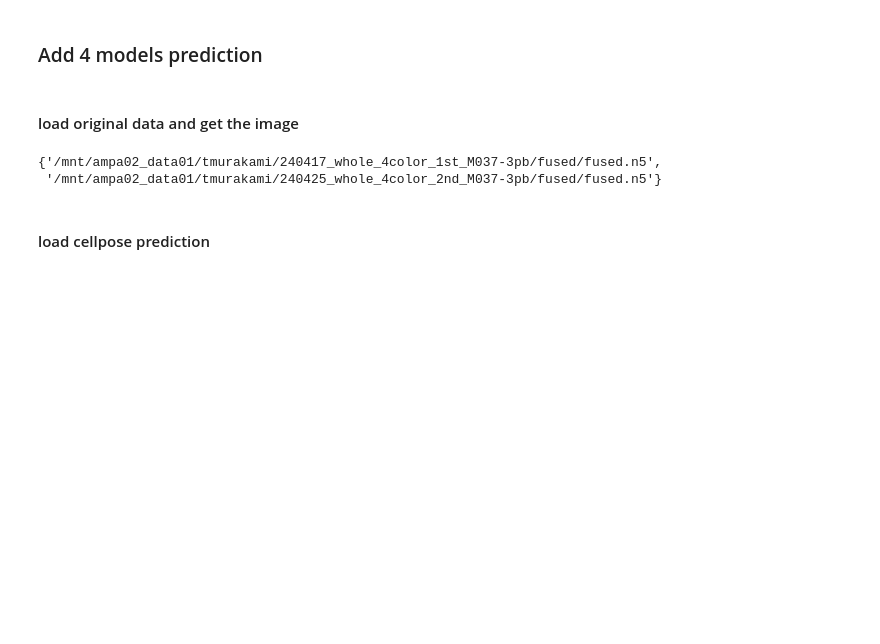
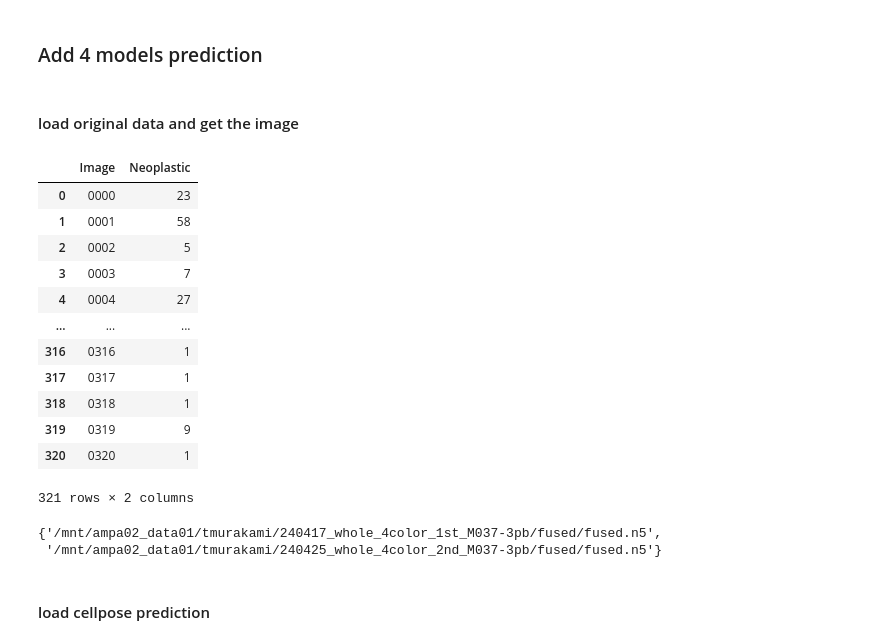
Before and after one commit to yin-n/cell_annotation, a Jupyter notebook: model_select.ipynb, the cells around one changed output. Drawn from its saved outputs; the diff is of its cells as text; code cells hidden in the pictures; blank space fills up the shorter version.

```diff
--- a/model_select.ipynb
+++ b/model_select.ipynb
@@ -86,6 +88,28 @@ else:
 # %%
 with open('./annotation_position_info.pkl', 'rb') as f:
     ori_data = pickle.load(f)
+# %%
+# Creating the cell_count DataFrame
+cell_count_df = ori_data[['ID', 'instance_counts']]
+
+# Renaming the columns to fit the desired format
+cell_count_df.rename(columns={'ID': 'Image', 'instance_counts': 'Neoplastic'}, inplace=True)
+# %%
+cell_count_df
+# %% [output]
+|  | Image | Neoplastic |
+| 0 | 0000 | 23 |
+| 1 | 0001 | 58 |
+| 2 | 0002 | 5 |
+| 3 | 0003 | 7 |
+| 4 | 0004 | 27 |
+| ... | ... | ... |
+| 316 | 0316 | 1 |
+| 317 | 0317 | 1 |
+| 318 | 0318 | 1 |
+| 319 | 0319 | 9 |
+| 320 | 0320 | 1 |
+321 rows × 2 columns
 # %%
 # find all files in the directory ending with '_img.tif', and '_mask.tif'
 ##### change path
```
Also changed, not shown: parts of 2 cells of this notebook, 18 other files.
